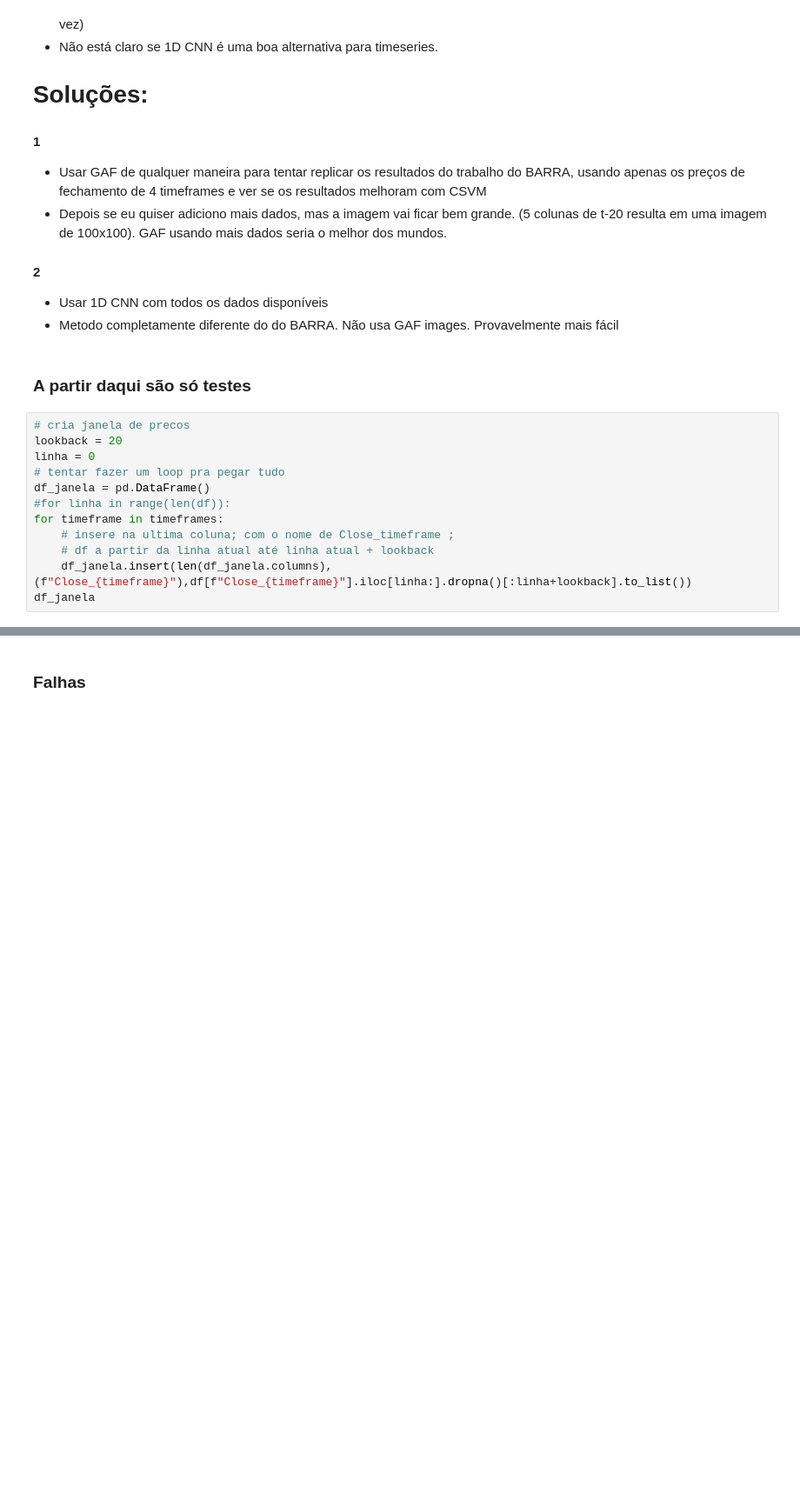
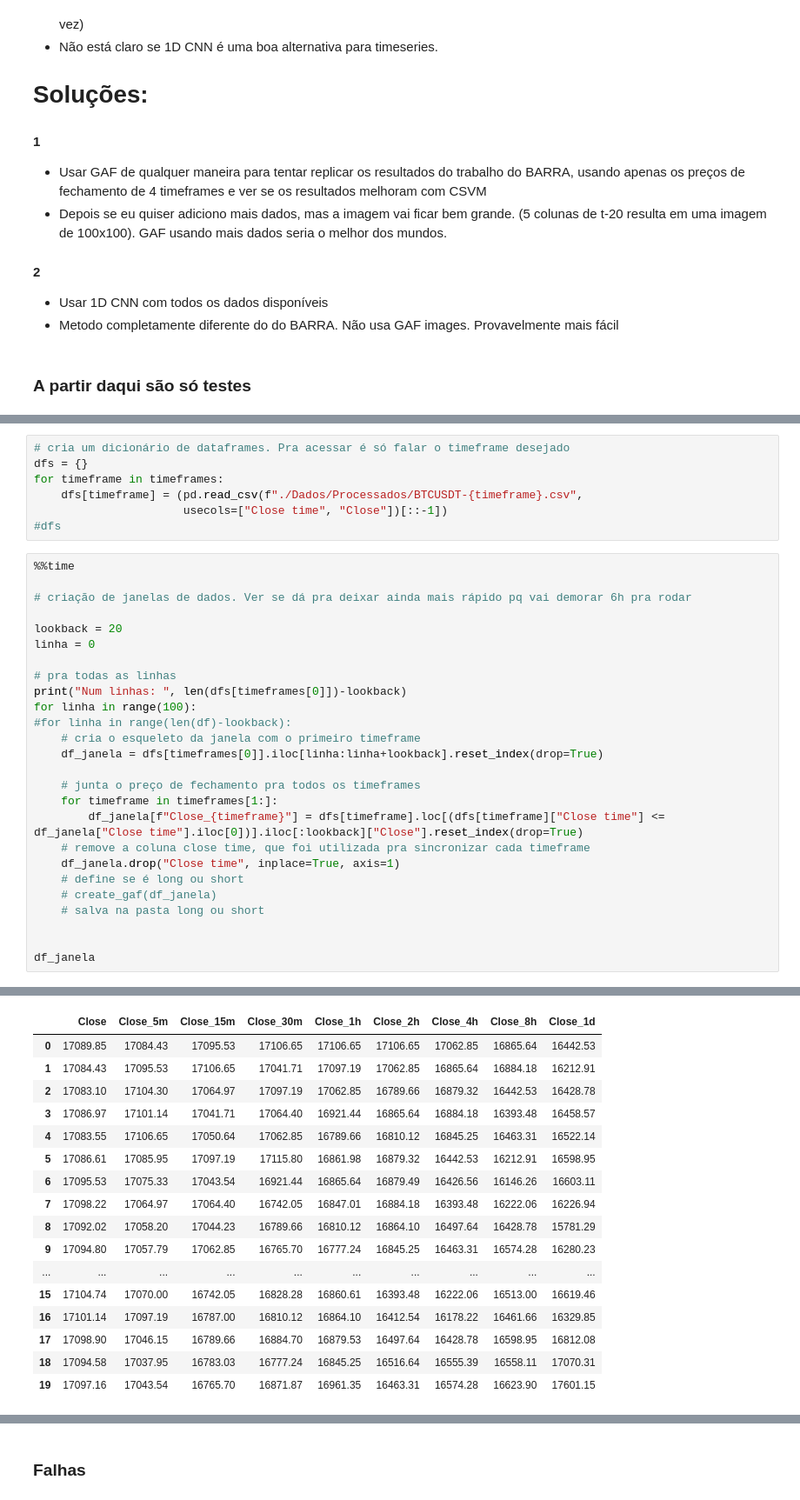
Before and after one commit to lambdavar/Artigo, a Jupyter notebook: main.ipynb, the cells around one changed output, grey strips where cells are left out. Shown: that part at 87% size. Cells and saved outputs as stored; diff of their text form; blank space fills up the shorter version.

Commit message:
melhora na velocidade de criação de janelas

```diff
--- a/main.ipynb
+++ b/main.ipynb
@@ -150,15 +96,3 @@ df
 - Metodo completamente diferente do do BARRA. Não usa GAF images. Provavelmente mais fácil
 # %% [markdown]
 ### A partir daqui são só testes
-# %%
-# cria janela de precos
-lookback = 20
-linha = 0
-# tentar fazer um loop pra pegar tudo
-df_janela = pd.DataFrame()
-#for linha in range(len(df)):
-for timeframe in timeframes:
-    # insere na ultima coluna; com o nome de Close_timeframe ;
-    # df a partir da linha atual até linha atual + lookback
-    df_janela.insert(len(df_janela.columns),(f"Close_{timeframe}"),df[f"Close_{timeframe}"].iloc[linha:].dropna()[:linha+lookback].to_list())
-df_janela
@@ -182,0 +99,34 @@ df_janela
+# %%
+# cria um dicionário de dataframes. Pra acessar é só falar o timeframe desejado
+dfs = {}
+for timeframe in timeframes:
+    dfs[timeframe] = (pd.read_csv(f"./Dados/Processados/BTCUSDT-{timeframe}.csv",
+                      usecols=["Close time", "Close"])[::-1])
+#dfs
+# %%
+%%time
+
+# criação de janelas de dados. Ver se dá pra deixar ainda mais rápido pq vai demorar 6h pra rodar
+
+lookback = 20
+linha = 0
+
+# pra todas as linhas
+print("Num linhas: ", len(dfs[timeframes[0]])-lookback)
+for linha in range(100):
+#for linha in range(len(df)-lookback):
+    # cria o esqueleto da janela com o primeiro timeframe
+    df_janela = dfs[timeframes[0]].iloc[linha:linha+lookback].reset_index(drop=True)
+
+    # junta o preço de fechamento pra todos os timeframes
+    for timeframe in timeframes[1:]:
+        df_janela[f"Close_{timeframe}"] = dfs[timeframe].loc[(dfs[timeframe]["Close time"] <= df_janela["Close time"].iloc[0])].iloc[:lookback]["Close"].reset_index(drop=True)
+    # remove a coluna close time, que foi utilizada pra sincronizar cada timeframe
+    df_janela.drop("Close time", inplace=True, axis=1)
+    # define se é long ou short
+    # create_gaf(df_janela)
+    # salva na pasta long ou short
+
+
+df_janela
+# %% [output]
@@ -182,0 +135,17 @@ df_janela
+|  | Close | Close_5m | Close_15m | Close_30m | Close_1h | Close_2h | Close_4h | Close_8h | Close_1d |
+| 0 | 17089.85 | 17084.43 | 17095.53 | 17106.65 | 17106.65 | 17106.65 | 17062.85 | 16865.64 | 16442.53 |
+| 1 | 17084.43 | 17095.53 | 17106.65 | 17041.71 | 17097.19 | 17062.85 | 16865.64 | 16884.18 | 16212.91 |
+| 2 | 17083.10 | 17104.30 | 17064.97 | 17097.19 | 17062.85 | 16789.66 | 16879.32 | 16442.53 | 16428.78 |
+| 3 | 17086.97 | 17101.14 | 17041.71 | 17064.40 | 16921.44 | 16865.64 | 16884.18 | 16393.48 | 16458.57 |
+| 4 | 17083.55 | 17106.65 | 17050.64 | 17062.85 | 16789.66 | 16810.12 | 16845.25 | 16463.31 | 16522.14 |
+| 5 | 17086.61 | 17085.95 | 17097.19 | 17115.80 | 16861.98 | 16879.32 | 16442.53 | 16212.91 | 16598.95 |
+| 6 | 17095.53 | 17075.33 | 17043.54 | 16921.44 | 16865.64 | 16879.49 | 16426.56 | 16146.26 | 16603.11 |
+| 7 | 17098.22 | 17064.97 | 17064.40 | 16742.05 | 16847.01 | 16884.18 | 16393.48 | 16222.06 | 16226.94 |
+| 8 | 17092.02 | 17058.20 | 17044.23 | 16789.66 | 16810.12 | 16864.10 | 16497.64 | 16428.78 | 15781.29 |
+| 9 | 17094.80 | 17057.79 | 17062.85 | 16765.70 | 16777.24 | 16845.25 | 16463.31 | 16574.28 | 16280.23 |
+| ... | ... | ... | ... | ... | ... | ... | ... | ... | ... |
+| 15 | 17104.74 | 17070.00 | 16742.05 | 16828.28 | 16860.61 | 16393.48 | 16222.06 | 16513.00 | 16619.46 |
+| 16 | 17101.14 | 17097.19 | 16787.00 | 16810.12 | 16864.10 | 16412.54 | 16178.22 | 16461.66 | 16329.85 |
+| 17 | 17098.90 | 17046.15 | 16789.66 | 16884.70 | 16879.53 | 16497.64 | 16428.78 | 16598.95 | 16812.08 |
+| 18 | 17094.58 | 17037.95 | 16783.03 | 16777.24 | 16845.25 | 16516.64 | 16555.39 | 16558.11 | 17070.31 |
+| 19 | 17097.16 | 17043.54 | 16765.70 | 16871.87 | 16961.35 | 16463.31 | 16574.28 | 16623.90 | 17601.15 |
```
Also changed, not shown: parts of 7 cells of this notebook.
